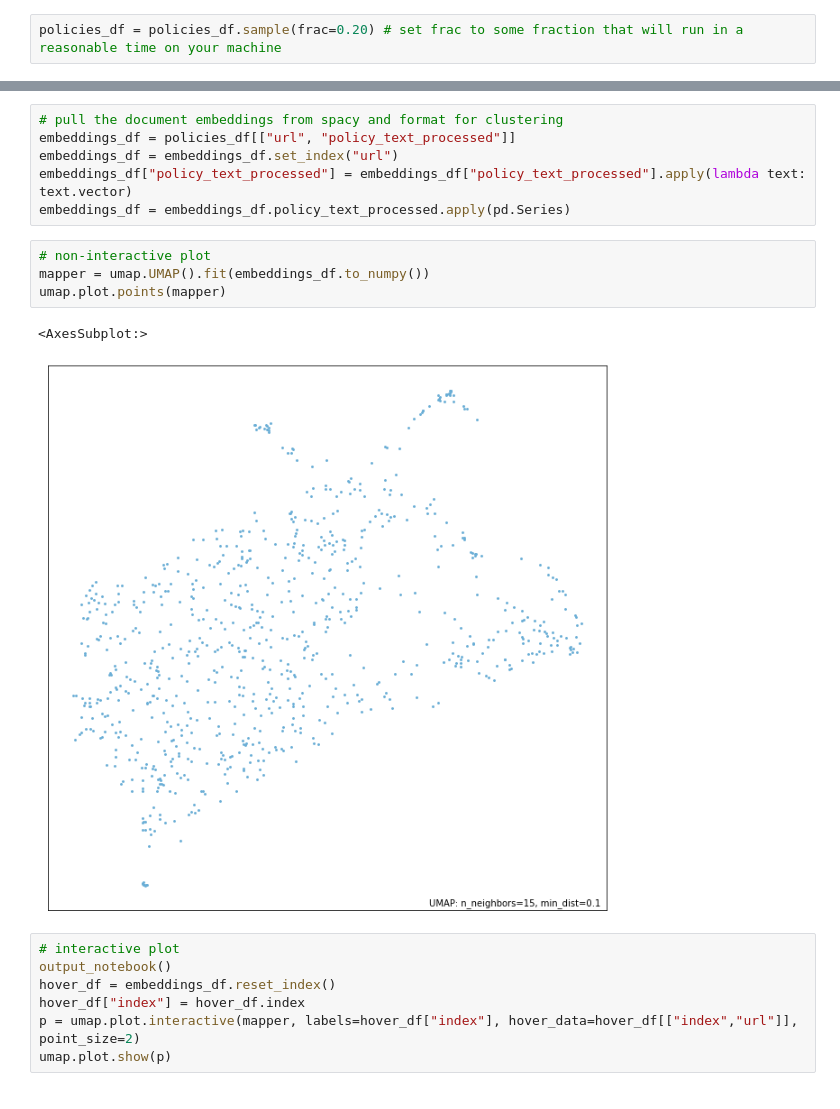
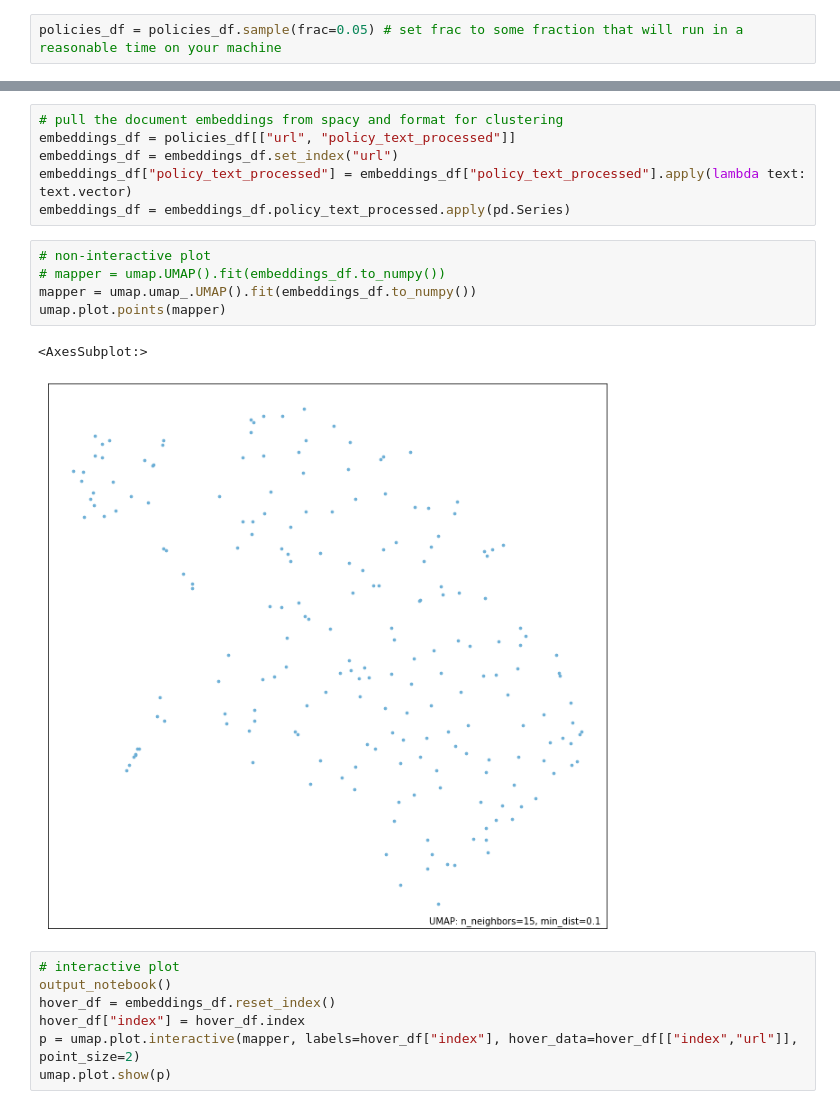
Before and after one commit to russellfunk/data_privacy, a Jupyter notebook: sessions/privacy/privacy_policy.ipynb, the cells around one changed output, grey strips where cells are left out. Cells and saved outputs as stored; diff of their text form.

```diff
--- a/sessions/privacy/privacy_policy.ipynb
+++ b/sessions/privacy/privacy_policy.ipynb
@@ -74,7 +75,7 @@ Looks pretty reasonable. We have one column for the URL and one for the full tex
 # %% [markdown]
 Our next step will be to process the documents with spacy. We'll add a column to our data frame with the processed documents (that way we still have the raw text handy). This might take a minute. If it takes too long on your machine, you can just look at a random sample of policies. Just uncomment out the code below.
 # %%
-policies_df = policies_df.sample(frac=0.20) # set frac to some fraction that will run in a reasonable time on your machine
+policies_df = policies_df.sample(frac=0.05) # set frac to some fraction that will run in a reasonable time on your machine
 # %%
 policies_df["policy_text_processed"] = policies_df.policy_text.progress_apply(nlp)
 # %% [markdown]
@@ -289,11 +290,12 @@ embeddings_df["policy_text_processed"] = embeddings_df["policy_text_processed"].
 embeddings_df = embeddings_df.policy_text_processed.apply(pd.Series)
 # %%
 # non-interactive plot
-mapper = umap.UMAP().fit(embeddings_df.to_numpy())
+# mapper = umap.UMAP().fit(embeddings_df.to_numpy())
+mapper = umap.umap_.UMAP().fit(embeddings_df.to_numpy())
 umap.plot.points(mapper)
 # %% [output]
 <AxesSubplot:>
-[figure, old version]
+[figure, new version]
 # %%
 # interactive plot
 output_notebook()
```
Also changed, not shown: parts of 9 cells of this notebook.
